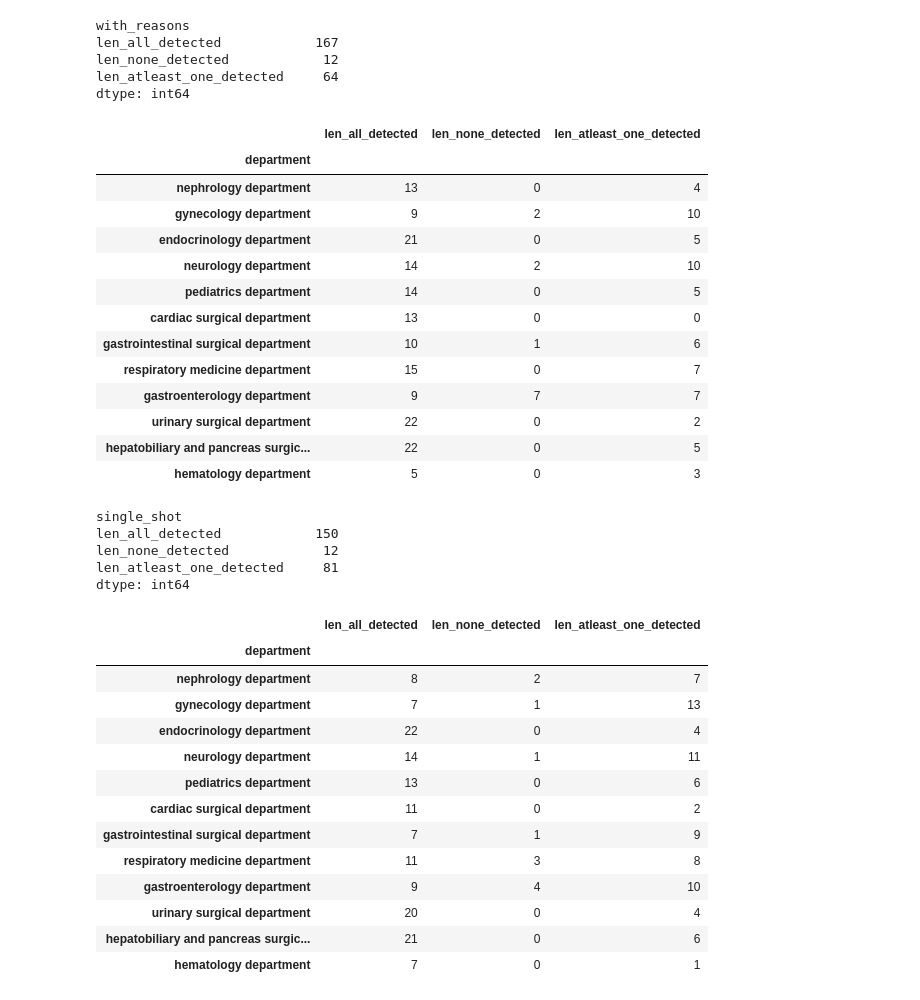
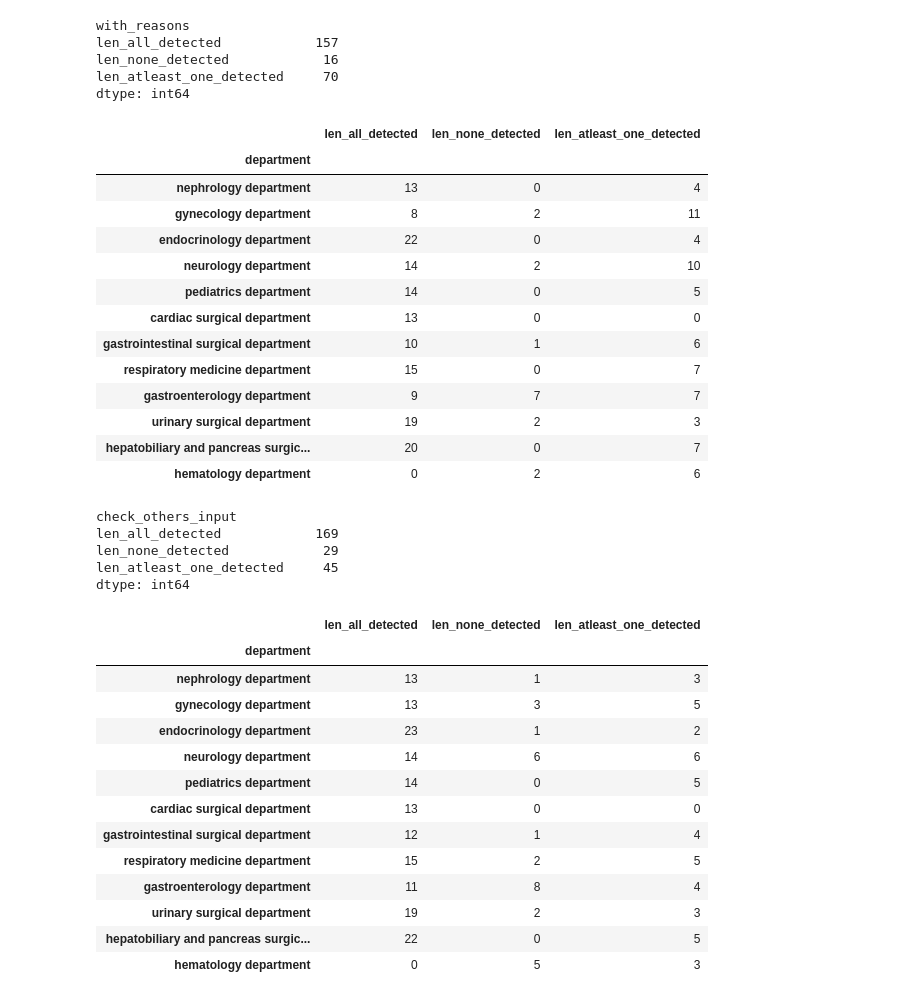
Before and after one commit to juzailmlwork/Diagnosis-Assistant, a Jupyter notebook: test2.ipynb, the cells around one changed output. Saved outputs shown, nothing was run; the diff lists cells and outputs as text; code cells hidden in the pictures.

```diff
--- a/test2.ipynb
+++ b/test2.ipynb
@@ -16,13 +16,13 @@ departments=["nephrology department",
             ]
 type="with_reasons"
 def get_statistics(type):
-    with open(f"{type}.json", "r") as file:
+    with open(f"results/analysis/{type}.json", "r") as file:
         chart = json.load(file)
     total_cases=0
     department_wise_statistics={}
     for department in departments:
         department_wise_statistics[department]={}
-        with open(f"results/{department}_{type}_result_findings.json", "r") as file:
+        with open(f"results/{type}/{department}_{type}.json", "r") as file:
             data = json.load(file)
         all_ids=data.keys()
         total_cases+=len(all_ids)
@@ -62,44 +85,44 @@ type="with_reasons"
 get_statistics(type)
 # %% [output]
 with_reasons
-len_all_detected            167
-len_none_detected            12
-len_atleast_one_detected     64
+len_all_detected            157
+len_none_detected            16
+len_atleast_one_detected     70
 dtype: int64
 |  | len_all_detected | len_none_detected | len_atleast_one_detected |
 | department |  |  |  |
 | nephrology department | 13 | 0 | 4 |
-| gynecology department | 9 | 2 | 10 |
-| endocrinology department | 21 | 0 | 5 |
+| gynecology department | 8 | 2 | 11 |
+| endocrinology department | 22 | 0 | 4 |
 | neurology department | 14 | 2 | 10 |
 | pediatrics department | 14 | 0 | 5 |
 | cardiac surgical department | 13 | 0 | 0 |
 | gastrointestinal surgical department | 10 | 1 | 6 |
 | respiratory medicine department | 15 | 0 | 7 |
 | gastroenterology department | 9 | 7 | 7 |
-| urinary surgical department | 22 | 0 | 2 |
-| hepatobiliary and pancreas surgic... | 22 | 0 | 5 |
-| hematology department | 5 | 0 | 3 |
+| urinary surgical department | 19 | 2 | 3 |
+| hepatobiliary and pancreas surgic... | 20 | 0 | 7 |
+| hematology department | 0 | 2 | 6 |
 # %%
-type="single_shot"
+type="check_others_input"
 get_statistics(type)
 # %% [output]
-single_shot
-len_all_detected            150
-len_none_detected            12
-len_atleast_one_detected     81
+check_others_input
+len_all_detected            169
+len_none_detected            29
+len_atleast_one_detected     45
 dtype: int64
 |  | len_all_detected | len_none_detected | len_atleast_one_detected |
 | department |  |  |  |
-| nephrology department | 8 | 2 | 7 |
-| gynecology department | 7 | 1 | 13 |
-| endocrinology department | 22 | 0 | 4 |
-| neurology department | 14 | 1 | 11 |
-| pediatrics department | 13 | 0 | 6 |
-| cardiac surgical department | 11 | 0 | 2 |
-| gastrointestinal surgical department | 7 | 1 | 9 |
-| respiratory medicine department | 11 | 3 | 8 |
-| gastroenterology department | 9 | 4 | 10 |
-| urinary surgical department | 20 | 0 | 4 |
-| hepatobiliary and pancreas surgic... | 21 | 0 | 6 |
-| hematology department | 7 | 0 | 1 |
+| nephrology department | 13 | 1 | 3 |
+| gynecology department | 13 | 3 | 5 |
+| endocrinology department | 23 | 1 | 2 |
+| neurology department | 14 | 6 | 6 |
+| pediatrics department | 14 | 0 | 5 |
+| cardiac surgical department | 13 | 0 | 0 |
+| gastrointestinal surgical department | 12 | 1 | 4 |
+| respiratory medicine department | 15 | 2 | 5 |
+| gastroenterology department | 11 | 8 | 4 |
+| urinary surgical department | 19 | 2 | 3 |
+| hepatobiliary and pancreas surgic... | 22 | 0 | 5 |
+| hematology department | 0 | 5 | 3 |
```
Also changed, not shown: parts of 1 cell of this notebook, 4 other files.
